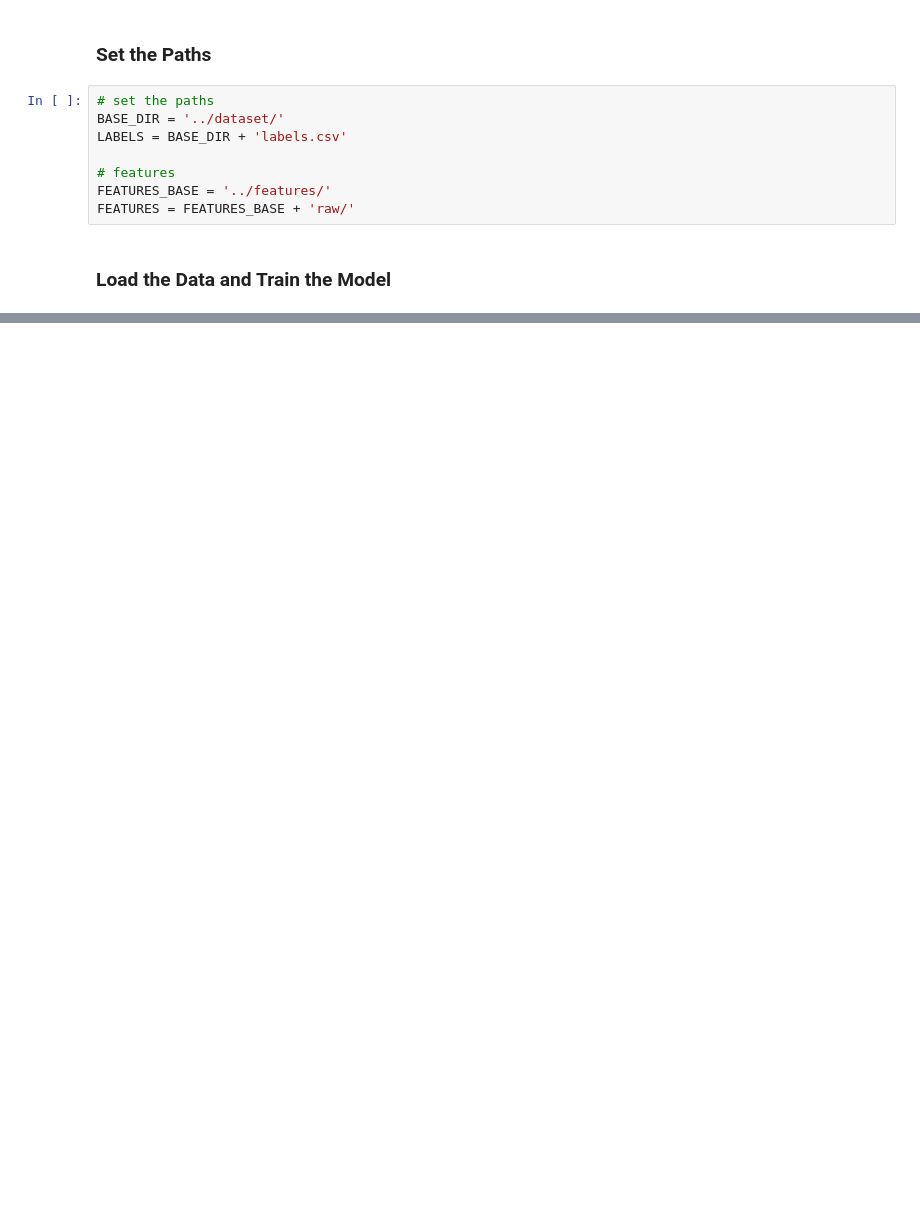
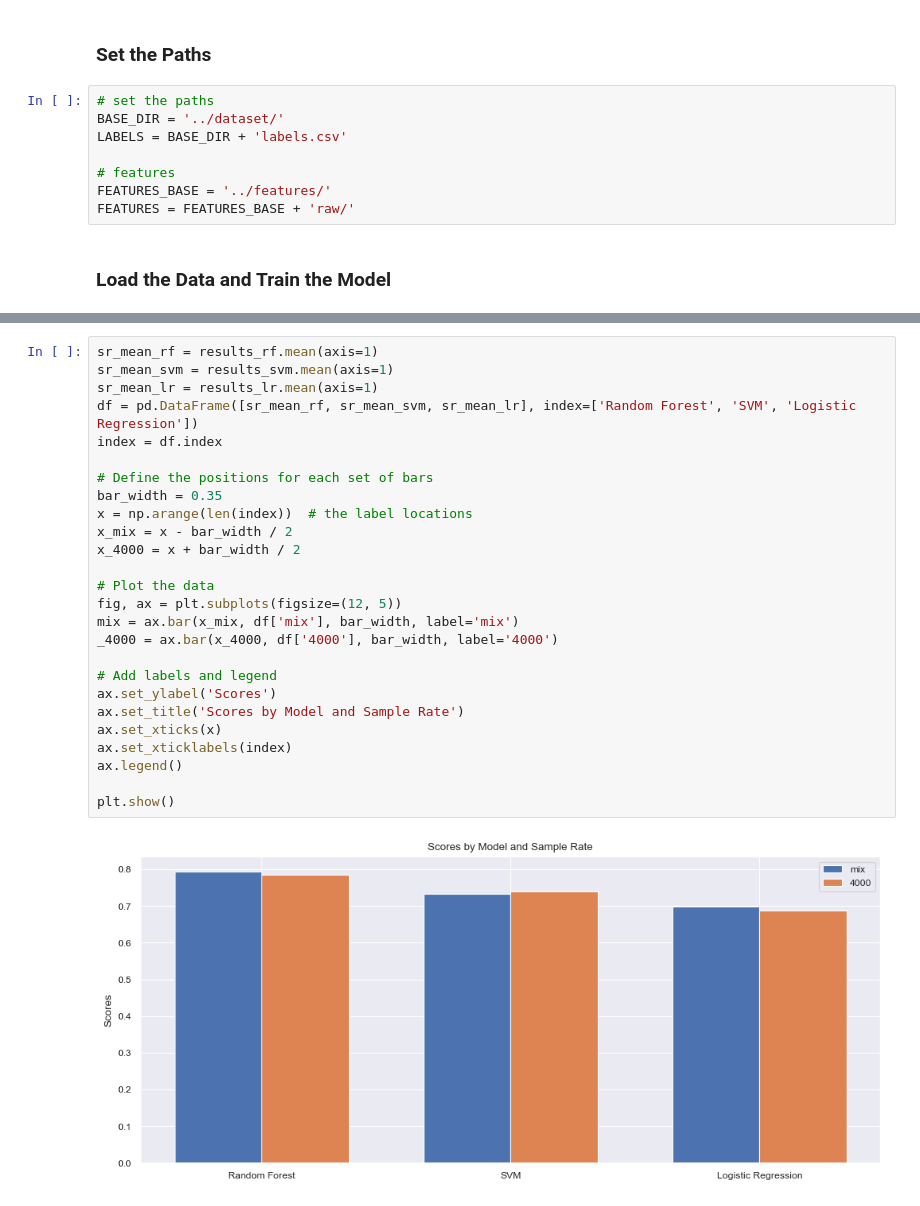
Before and after one commit to DavideLigari01/advanced-biomedical-project, a Jupyter notebook: notebooks/sample_rate_impact.ipynb, the cells around one changed output, grey strips where cells are left out. Drawn from its saved outputs; the diff is of its cells as text; blank space fills up the shorter version.

```diff
--- a/notebooks/sample_rate_impact.ipynb
+++ b/notebooks/sample_rate_impact.ipynb
@@ -82,0 +195,28 @@ dict_keys(['artifacts', 'extrahls', 'murmurs', 'normals', 'extrastoles'])
+# %%
+sr_mean_rf = results_rf.mean(axis=1)
+sr_mean_svm = results_svm.mean(axis=1)
+sr_mean_lr = results_lr.mean(axis=1)
+df = pd.DataFrame([sr_mean_rf, sr_mean_svm, sr_mean_lr], index=['Random Forest', 'SVM', 'Logistic Regression'])
+index = df.index
+
+# Define the positions for each set of bars
+bar_width = 0.35
+x = np.arange(len(index))  # the label locations
+x_mix = x - bar_width / 2
+x_4000 = x + bar_width / 2
+
+# Plot the data
+fig, ax = plt.subplots(figsize=(12, 5))
+mix = ax.bar(x_mix, df['mix'], bar_width, label='mix')
+_4000 = ax.bar(x_4000, df['4000'], bar_width, label='4000')
+
+# Add labels and legend
+ax.set_ylabel('Scores')
+ax.set_title('Scores by Model and Sample Rate')
+ax.set_xticks(x)
+ax.set_xticklabels(index)
+ax.legend()
+
+plt.show()
+# %% [output]
+[figure, added]
```
Also changed, not shown: parts of 4 cells of this notebook, 14 other files.
